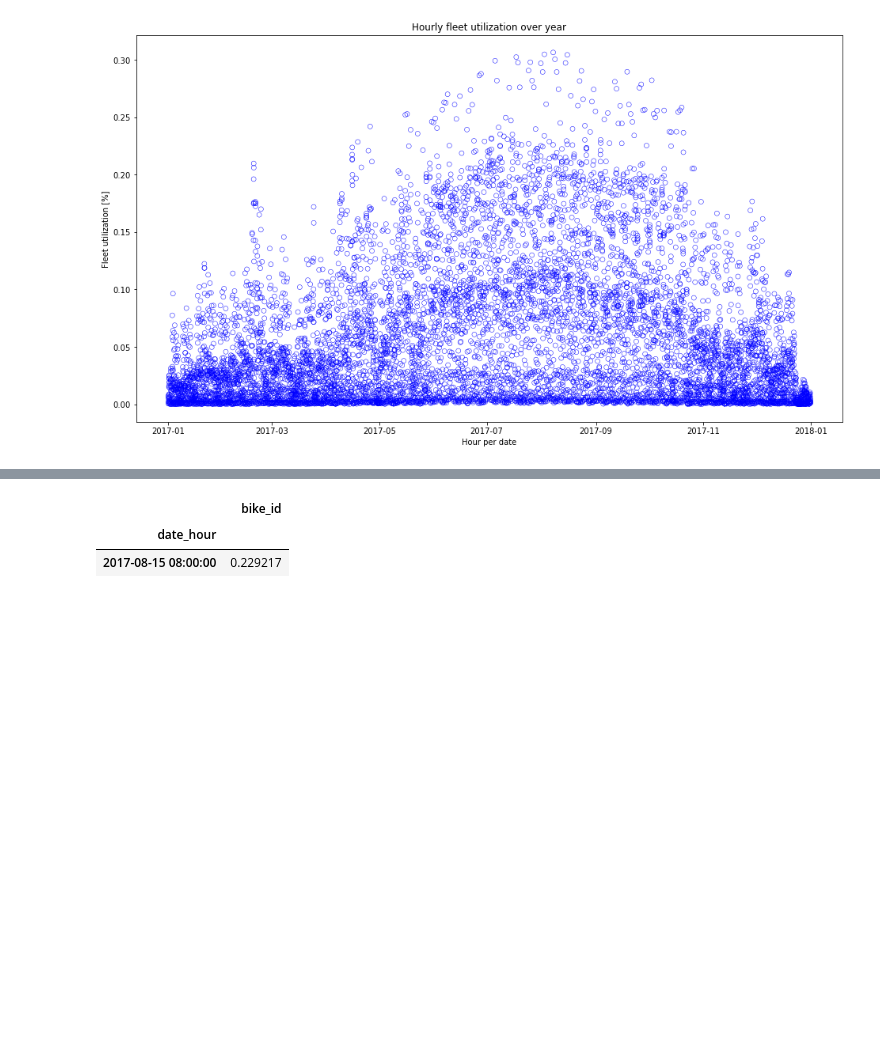
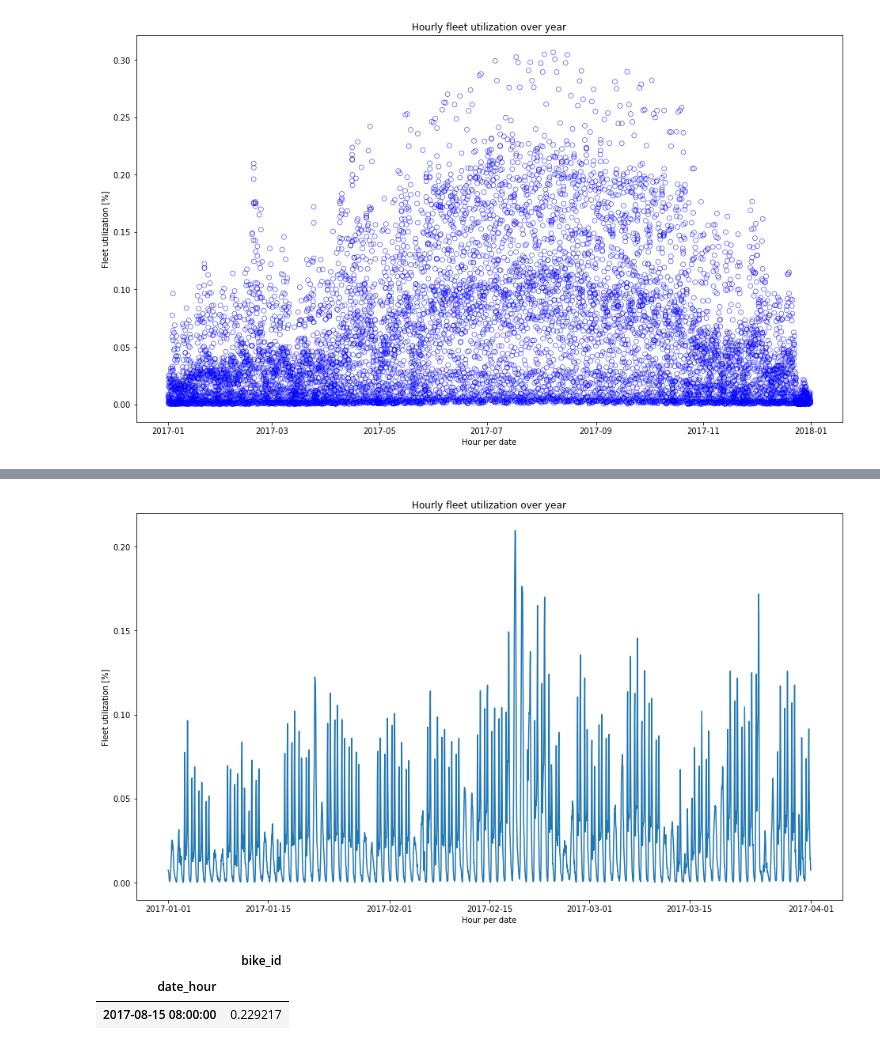
Before and after one commit to NeffIsBack/ThePredictors_DSML_Team_Assignment, a Jupyter notebook: Descriptive_Analytics.ipynb, the cells around one changed output, grey strips where cells are left out. Saved outputs shown, nothing was run; the diff lists cells and outputs as text; code cells hidden in the pictures; blank space fills up the shorter version.

```diff
--- a/Descriptive_Analytics.ipynb
+++ b/Descriptive_Analytics.ipynb
@@ -782,4 +786,4 @@ fleet_utilization["date_hour"] =fleet_utilization.index
 fleet_utilization["Hour"] = fleet_utilization['date_hour'].swifter.apply(lambda dt: dt.hour)
 fleet_utilization["Month"] = fleet_utilization['date_hour'].swifter.apply(lambda dt: dt.month)
 fleet_utilization["Day"] = fleet_utilization['date_hour'].swifter.apply(lambda dt: dt.day)
-fleet_utilization.pop("date_hour")
+#fleet_utilization.pop("date_hour")
@@ -800,3 +790,21 @@ Name: date_hour, Length: 8743, dtype: datetime64[ns]
+# %%
+#fleet_utilization = chi_data.groupby("date_hour")['bike_id'].nunique()/bikes
+#fleet_utilization =pd.DataFrame(fleet_utilization)
+
+first_date_q1 = datetime(year=2017, day=1, month=1, hour=0)
+last_date_q1 = datetime(year=2017, day=31, month=3, hour=23)
+fleet_utilization_q1 = fleet_utilization[(fleet_utilization['date_hour']>=first_date_q1)&(fleet_utilization["date_hour"] <= last_date_q1)]
+
+
+fig, ax = plt.subplots(figsize = (16,9))
+
+sns.lineplot(x = fleet_utilization_q1.index.get_level_values("date_hour"), y =fleet_utilization_q1['bike_id'], ax = ax)
+ax.set_title('Hourly fleet utilization over year')
+ax.set_ylabel("Fleet utilization [%]")
+ax.set_xlabel("Hour per date")
+plt.show()
+# %% [output]
+[figure, added]
 # %%
 #Function that returns the relative utilization of the fleet for a specified day, month and hour.
 def calculateFleetUtilization(day, month, hour):
```
Also changed, not shown: parts of 8 cells of this notebook.
